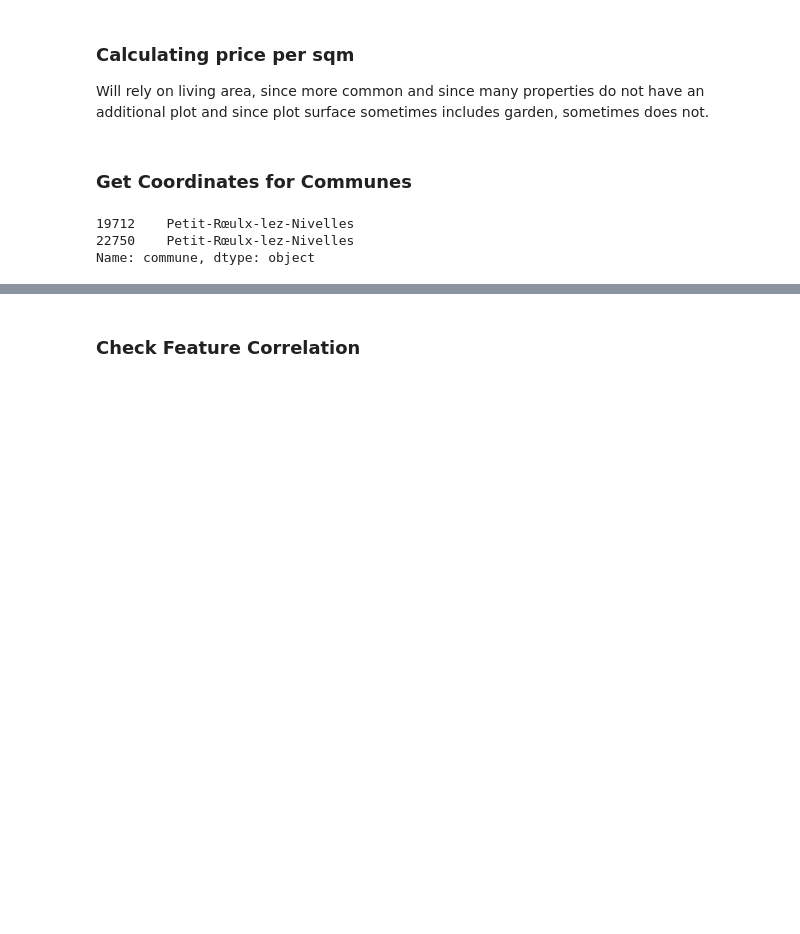
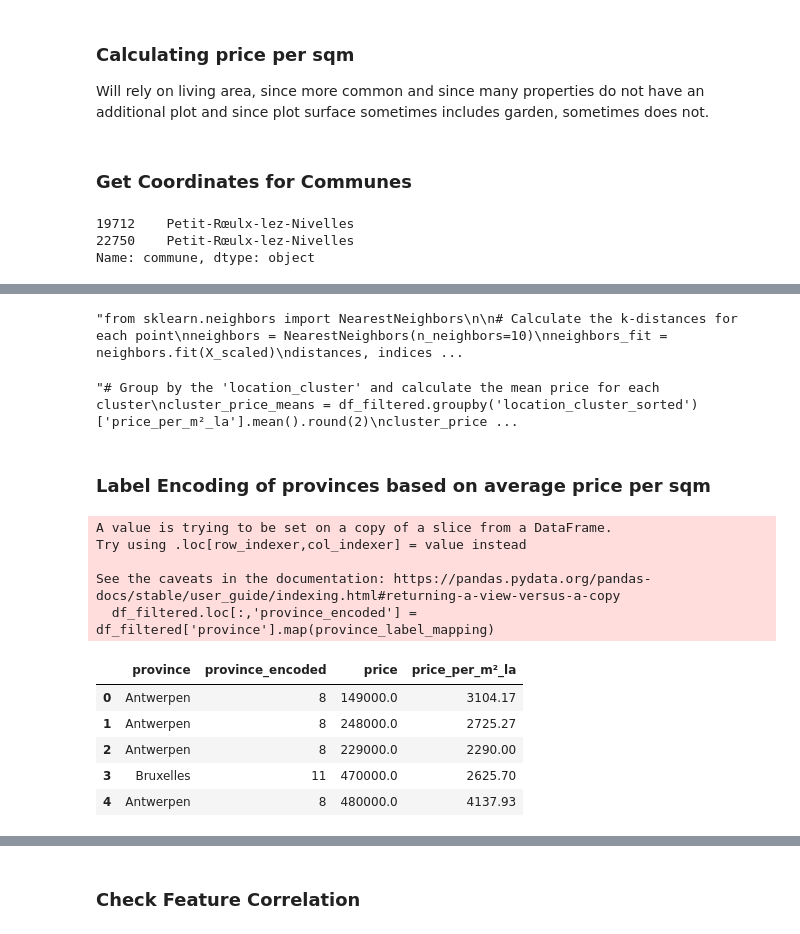
Before and after one commit to Miriam-Stoehr/challenge-regression, a Jupyter notebook: 2-feature-engineering.ipynb, the cells around one changed output, grey strips where cells are left out. Cells and saved outputs as stored; diff of their text form; code cells hidden in the pictures; blank space fills up the shorter version.

Commit message:
Data leakage fixed; Edits in feature engineering

```diff
--- a/2-feature-engineering.ipynb
+++ b/2-feature-engineering.ipynb
@@ -176,0 +214,7 @@ belgium_map"""
+# %%
+"""# Assuming your DataFrame is called df with columns 'latitude', 'longitude', and 'price'
+X = df_filtered[['latitude', 'longitude', 'price_per_m²_la']]
+
+# Standardizing the features
+scaler = StandardScaler()
+X_scaled = scaler.fit_transform(X)"""
@@ -176,0 +223,7 @@ belgium_map"""
+# %%
+"""# Apply DBSCAN with chosen parameters
+dbscan = DBSCAN(eps=0.3, min_samples=5)
+df_filtered.loc[:,'location_cluster'] = dbscan.fit_predict(X_scaled)
+
+# Check the resulting clusters
+df_filtered[['latitude', 'longitude', 'price_per_m²_la', 'location_cluster']].head()"""
@@ -176,0 +232,15 @@ belgium_map"""
+# %%
+"""# Step 1: Calculate the mean price for each cluster
+cluster_price_means = df_filtered.groupby('location_cluster')['price_per_m²_la'].mean()
+
+# Step 2: Sort the clusters by mean price in descending order
+sorted_clusters = cluster_price_means.sort_values(ascending=True)
+
+# Step 3: Create a mapping of old labels to new labels based on sorted price
+label_mapping = {old_label: new_label for new_label, old_label in enumerate(sorted_clusters.index)}
+
+# Step 4: Apply the new labels to the 'location_cluster' column
+df_filtered['location_cluster_sorted'] = df_filtered['location_cluster'].map(label_mapping)
+
+# Check the new cluster labels
+df_filtered[['location_cluster', 'location_cluster_sorted', 'price']].head()"""
@@ -176,0 +260,51 @@ belgium_map"""
+# %%
+"""from sklearn.neighbors import NearestNeighbors
+
+# Calculate the k-distances for each point
+neighbors = NearestNeighbors(n_neighbors=10)
+neighbors_fit = neighbors.fit(X_scaled)
+distances, indices = neighbors_fit.kneighbors(X_scaled)
+
+# Plot the k-distance graph to find the optimal eps
+plt.plot(np.sort(distances[:, 9]))  # 10th nearest neighbor distance (min_samples = 10)
+plt.xlabel('Data Points')
+plt.ylabel('Distance to 10th Nearest Neighbor')
+plt.title('K-distance Plot')
+plt.show()"""
+# %% [output]
+"from sklearn.neighbors import NearestNeighbors\n\n# Calculate the k-distances for each point\nneighbors = NearestNeighbors(n_neighbors=10)\nneighbors_fit = neighbors.fit(X_scaled)\ndistances, indices ...
+# %%
+"""# Group by the 'location_cluster' and calculate the mean price for each cluster
+cluster_price_means = df_filtered.groupby('location_cluster_sorted')['price_per_m²_la'].mean().round(2)
+cluster_price_means"""
+# %% [output]
+"# Group by the 'location_cluster' and calculate the mean price for each cluster\ncluster_price_means = df_filtered.groupby('location_cluster_sorted')['price_per_m²_la'].mean().round(2)\ncluster_price ...
+# %% [markdown]
+### Label Encoding of provinces based on average price per sqm
+# %%
+# Calculating average price per sqm per province
+province_avg_price = df_filtered.groupby('province')['price_per_m²_la'].mean()
+
+# Sort provinces by average price per sqm in descending order
+sorted_provinces = province_avg_price.sort_values(ascending=False)
+
+# Create a mapping for label encoding
+province_label_mapping = {province: label for label, province in enumerate(sorted_provinces.index[::-1], start=1)}
+
+# Apply mapping to the 'province' column
+df_filtered.loc[:,'province_encoded'] = df_filtered['province'].map(province_label_mapping)
+
+# Check the result
+df_filtered[['province', 'province_encoded', 'price', 'price_per_m²_la']].head()
+# %% [output]
+A value is trying to be set on a copy of a slice from a DataFrame.
+Try using .loc[row_indexer,col_indexer] = value instead
+
+See the caveats in the documentation: https://pandas.pydata.org/pandas-docs/stable/user_guide/indexing.html#returning-a-view-versus-a-copy
+  df_filtered.loc[:,'province_encoded'] = df_filtered['province'].map(province_label_mapping)
+|  | province | province_encoded | price | price_per_m²_la |
+| 0 | Antwerpen | 8 | 149000.0 | 3104.17 |
+| 1 | Antwerpen | 8 | 248000.0 | 2725.27 |
+| 2 | Antwerpen | 8 | 229000.0 | 2290.00 |
+| 3 | Bruxelles | 11 | 470000.0 | 2625.70 |
+| 4 | Antwerpen | 8 | 480000.0 | 4137.93 |
```
Also changed, not shown: parts of 30 cells of this notebook, 10 other files.
